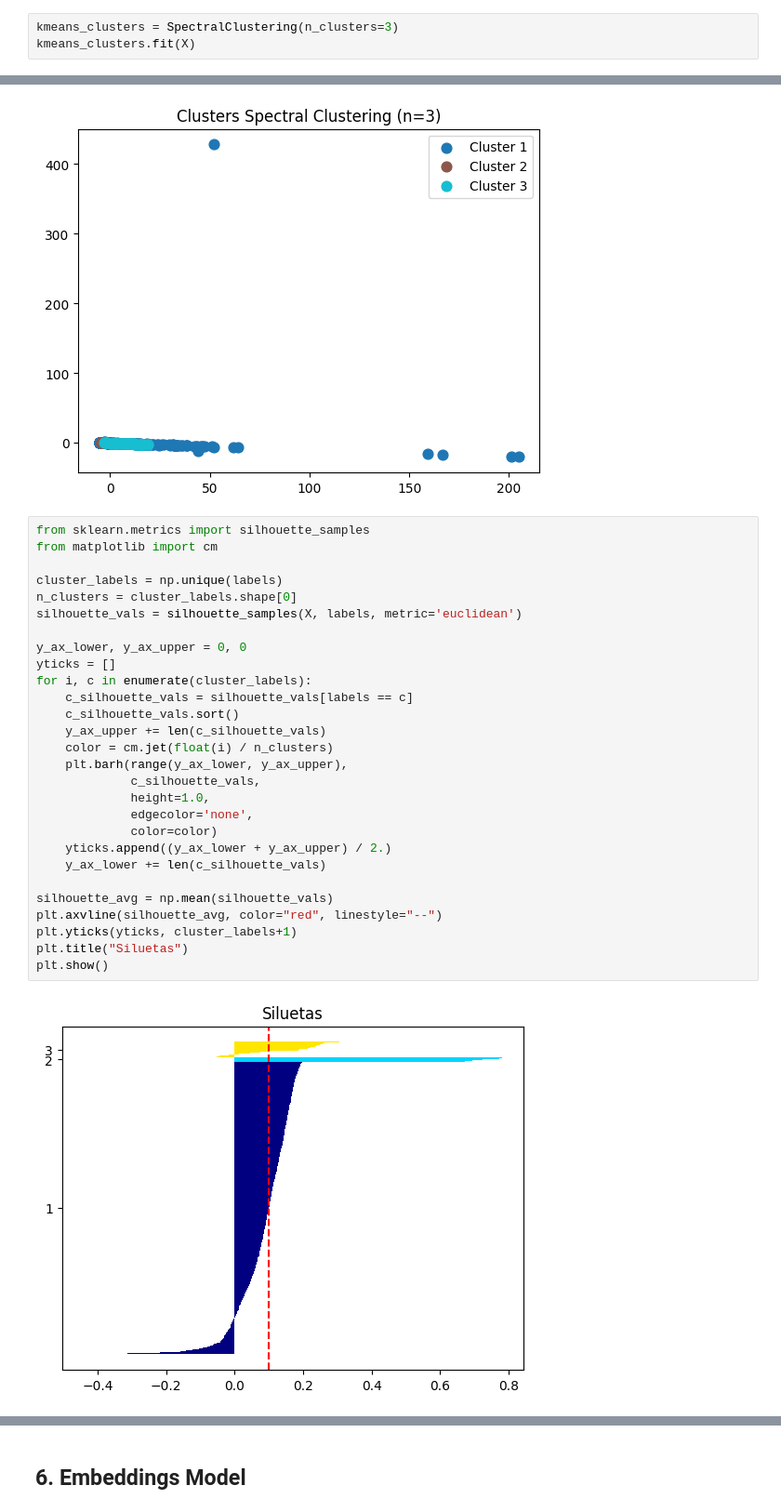
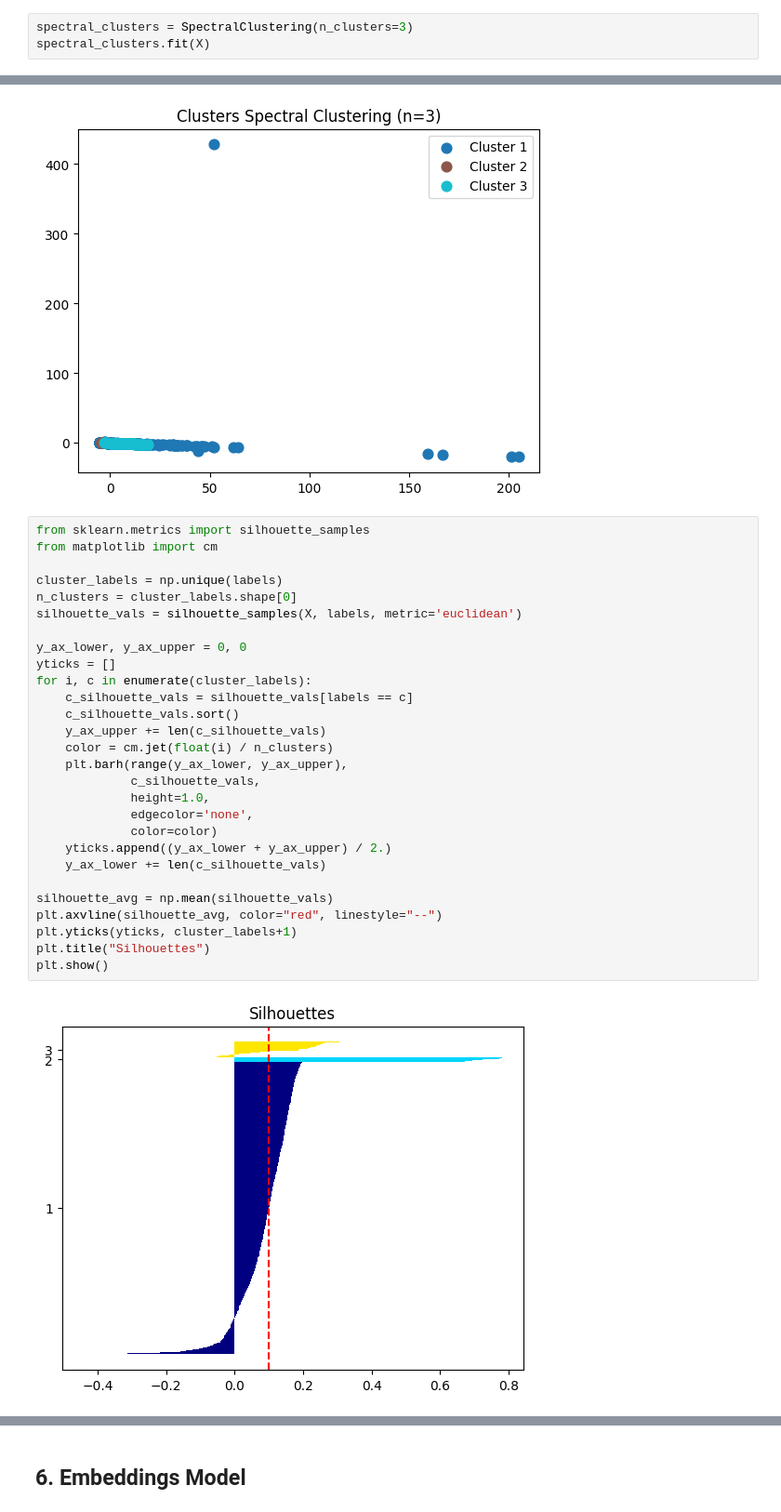
Before and after one commit to Juanes1103/Unsupervised-Learning-Model-for-Phishing, a Jupyter notebook: PreliminaryModel/model_Spectral.ipynb, the cells around one changed output, grey strips where cells are left out. Shown at 93% size. Drawn from its saved outputs; the diff is of its cells as text.

```diff
--- a/PreliminaryModel/model_Spectral.ipynb
+++ b/PreliminaryModel/model_Spectral.ipynb
@@ -351,6 +354,6 @@ print(X.shape)
 # %% [markdown]
 ## 4. Unsupervised Model
 # %%
-kmeans_clusters = SpectralClustering(n_clusters=3)
-kmeans_clusters.fit(X)
+spectral_clusters = SpectralClustering(n_clusters=3)
+spectral_clusters.fit(X)
 # %% [output]
@@ -399,33 +411,33 @@ plt.show()
 # %%
 from sklearn.metrics import silhouette_samples
 from matplotlib import cm
 
 cluster_labels = np.unique(labels)
 n_clusters = cluster_labels.shape[0]
 silhouette_vals = silhouette_samples(X, labels, metric='euclidean')
 
 y_ax_lower, y_ax_upper = 0, 0
 yticks = []
 for i, c in enumerate(cluster_labels):
     c_silhouette_vals = silhouette_vals[labels == c]
     c_silhouette_vals.sort()
     y_ax_upper += len(c_silhouette_vals)
     color = cm.jet(float(i) / n_clusters)
     plt.barh(range(y_ax_lower, y_ax_upper),
              c_silhouette_vals,
              height=1.0,
              edgecolor='none',
              color=color)
     yticks.append((y_ax_lower + y_ax_upper) / 2.)
     y_ax_lower += len(c_silhouette_vals)
 
 silhouette_avg = np.mean(silhouette_vals)
 plt.axvline(silhouette_avg, color="red", linestyle="--")
 plt.yticks(yticks, cluster_labels+1)
-plt.title("Siluetas")
+plt.title("Silhouettes")
 plt.show()
 # %% [output]
-[figure, old version]
+[figure, new version]
 # %%
 inertia = []
 for i in range(1, 15):
```
Also changed, not shown: parts of 18 cells of this notebook, 4 other files.
